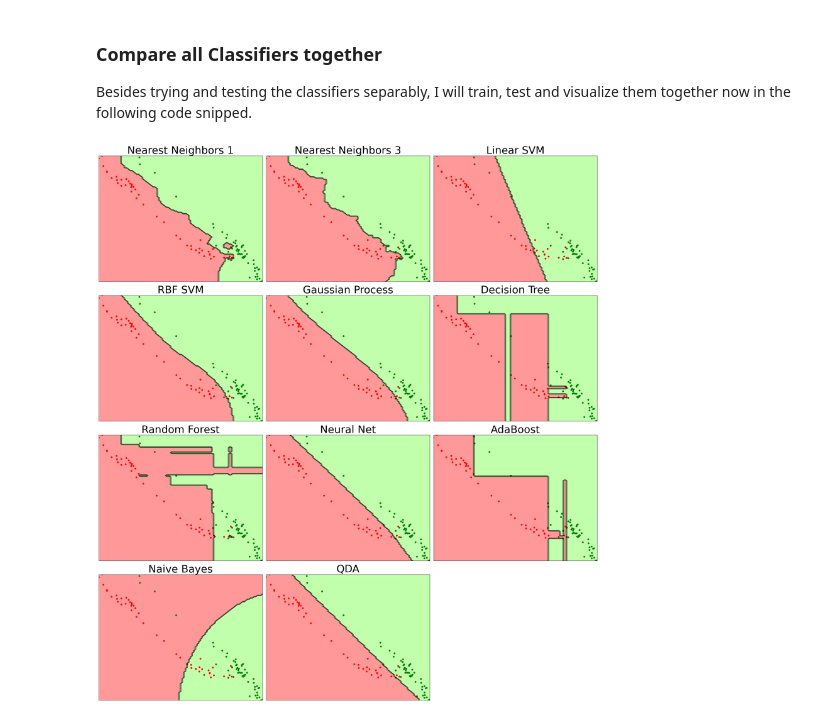
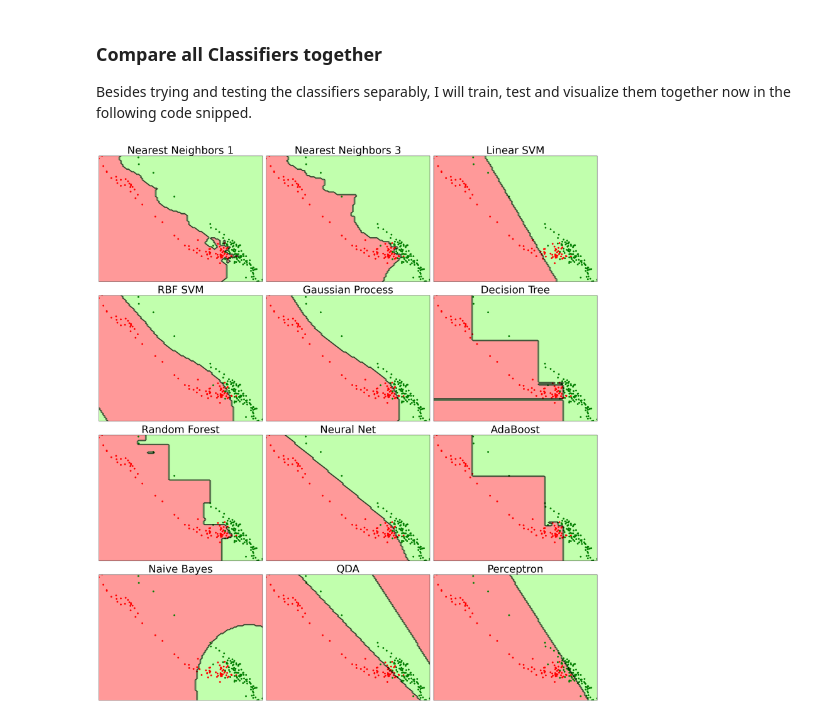
Before and after one commit to sjmxschm/ml_dl_wave_inversion, a Jupyter notebook: analysis_sklearn/analysis_sklearn.ipynb, the cells around one changed output. Drawn from its saved outputs; the diff is of its cells as text; code cells hidden in the pictures.

```diff
--- a/analysis_sklearn/analysis_sklearn.ipynb
+++ b/analysis_sklearn/analysis_sklearn.ipynb
@@ -89,7 +90,7 @@ FileNotFoundError: [WinError 3] Das System kann den angegebenen Pfad nicht finde
 Load fully locally created dataset from all data:
 # %%
 # X, y = load_X_y_data('lin_n_40_k_15_paper_review')  # 'lin_local_v1', 'lin_local_v3'lin_local_in_range', 'lin_n_40_k_15_paper_review', 'lin_local_thesis'
-X, y = load_X_y_data('export_lin_n_40_k_15_it_1.5_st_1_paper_review')
+X, y = load_X_y_data('export_lin_n_40_k_15_it_1.5_st_1_paper_review_3')  # 'export_lin_n_40_k_15_it_1.5_st_1_paper_review'
 y_reg = np.copy(y)
 
 # X, y = X[39:56,:], y[39:56]
@@ -492,8 +498,8 @@ cla = [
     # 'perceptron',
     # 'svc_lin',
     # 'svc_rbf',
-    # 'gp',
-    'mlp'
+    'gp',
+    # 'mlp'
 ]
 
 if 'knn1' in cla:
@@ -521,7 +527,7 @@ if 'svc_rbf' in cla:
     clf = SVC(gamma=2, kernel='rbf', C=4)
     clf.fit(X_train,y_train)
 
-if cla == 'gp':
+if 'gp' in cla:
     clf = GaussianProcessClassifier(50.0 * RBF(20.5))
     clf.fit(X_train, y_train)
 
@@ -606,7 +612,8 @@ names = ["Nearest Neighbors 1",
          "Neural Net",
          "AdaBoost",
          "Naive Bayes",
-         "QDA"
+         "QDA",
+         "Perceptron"
          ]
 
 classifiers = [
@@ -622,7 +629,8 @@ classifiers = [
                   random_state=1),
     AdaBoostClassifier(),
     GaussianNB(),
-    QuadraticDiscriminantAnalysis()
+    QuadraticDiscriminantAnalysis(),
+    Perceptron(penalty='l2', alpha=0.0005,)
 ]
 grid_res = 100
 x_grid = np.linspace(0, 1, grid_res)
@@ -632,31 +640,31 @@ C = np.c_[x_mesh.ravel(),y_mesh.ravel()]
 
 figure = plt.figure(figsize=(27, 30))
 
 for i, (name, clf) in enumerate(zip(names, classifiers)):
     clf.fit(X, y)
     predicted_labels = clf.predict(C)
 
     x_coords = x_mesh.ravel()
     y_coords = y_mesh.ravel()
     thick_enough_region_x = x_coords[predicted_labels==1]
     thick_enough_region_y = y_coords[predicted_labels==1]
     not_thick_enough_region_x = x_coords[predicted_labels==0]
     not_thick_enough_region_y = y_coords[predicted_labels==0]
 
     ax = plt.subplot(4,3,i+1)
 
     ax.contourf(x_mesh,y_mesh,predicted_labels.reshape(grid_res,grid_res),
              levels=[-1,0,1], cmap = my_cm, alpha=0.4)
     ax.contour(x_mesh,y_mesh,predicted_labels.reshape(grid_res,grid_res),linewidths=0.5,colors='k')
     ax.scatter(X[:,0], X[:,1], c=c_labels)
     ax.set_title(name, fontsize=40)
     ax.set_xticks(())
     ax.set_yticks(())
     ax.set_xlim(0,1)
     ax.set_ylim(0,1)
 
 plt.tight_layout()
 if False:
     plt.savefig(fig_path / '11092021_compare_all_classifiers_with_Gap_v1.png')
 # %% [output]
-[figure, old version]
+[figure, new version]
```
Also changed, not shown: parts of 12 cells of this notebook, 1 other file.
